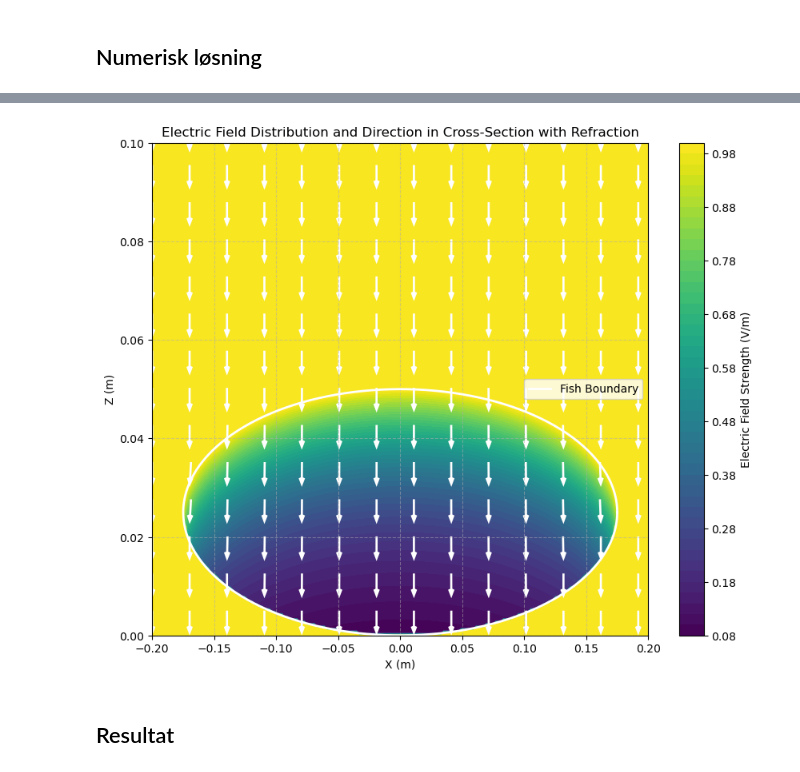
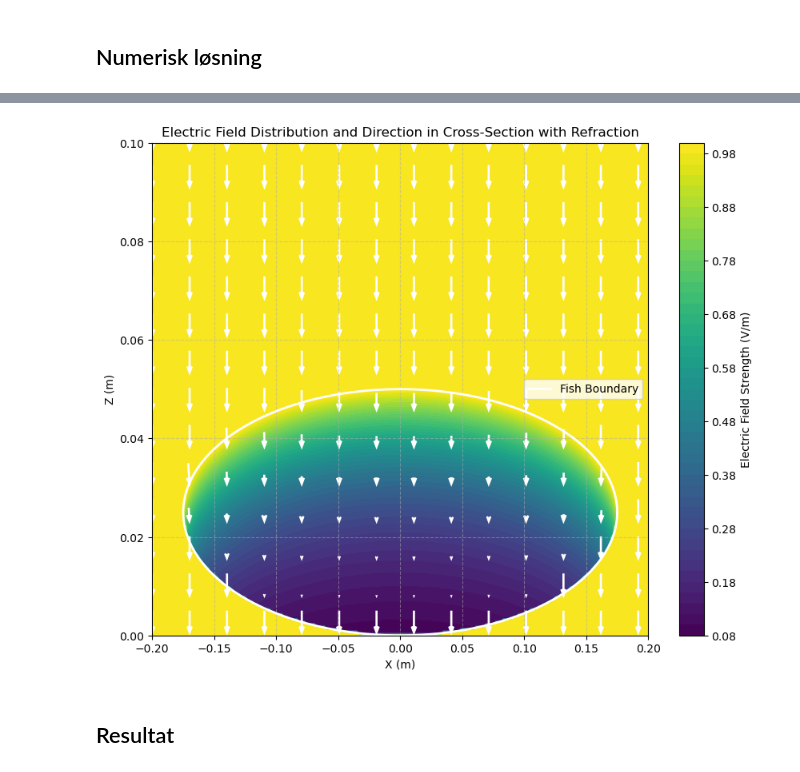
Before and after one commit to VictJoh/ElMag-Computational-Essay, a Jupyter notebook: compessay.ipynb, the cells around one changed output, grey strips where cells are left out. Saved outputs shown, nothing was run; the diff lists cells and outputs as text; code cells hidden in the pictures.

```diff
--- a/compessay.ipynb
+++ b/compessay.ipynb
@@ -148,37 +190,14 @@ plt.show()
 # %%
-import numpy as np
-from scipy import constants
-import matplotlib.pyplot as plt
+# Plot E-felt for et utsnitt ved y = 0
 
-# Constants
-E0 = 1.0       # Electric field strength at the surface (V/m)
-f = 2.45e9     # Frequency (Hz)
-epsilon_0 = constants.epsilon_0
-epsilon_r = 78 # Dielectric constant for water
-tan_delta = 0.153846 # Loss factor
-c = 3e8        # Speed of light (m/s)
-mu_r = 1.0     # Relative permeability
 
-# Refractive indices
-n_air = 1.0
-n_fish = np.sqrt(epsilon_r * mu_r)
-
-# Calculate the attenuation coefficient (alpha)
-alpha = np.sqrt(2) * np.pi * f * np.sqrt(epsilon_r) * tan_delta / c
-
-# Ellipsoid semi-axes (representing the fish dimensions in meters)
-a_ellipsoid = 0.35 / 2
-b_ellipsoid = 0.07 / 2
-c_ellipsoid = 0.05 / 2
-
-# Set up the grid
 num_points = 200
 x = np.linspace(-0.20, 0.20, num_points)
 z = np.linspace(0, 0.10, num_points)
 X, Z = np.meshgrid(x, z)
-Y = 0  # Cross-section at y = 0
+Y = 0  # utsnitt ved y = 0
 
-# Calculate the scaled radius for the ellipsoid
+# grenser for ellipsen / ellipsoiden
 R_ellipsoid = (X/a_ellipsoid)**2 + (Y/b_ellipsoid)**2 + ((Z - c_ellipsoid)/c_ellipsoid)**2
 
 # Determine if points are inside the ellipsoid
@@ -193,9 +212,6 @@ distance_inside = np.maximum(distance_inside, 0)
 # Initialize electric field components
 E_z = E0 * np.ones_like(X)       # Positive field downwards outside the fish
 E_x = np.zeros_like(X)           # Initialize horizontal component
-
-# Apply attenuation inside the fish
-E_z[inside_fish] = E0 * np.exp(-alpha * distance_inside[inside_fish])
 
 # Apply Snell's Law to find transmission angle
 # Calculate components of the normal vector
@@ -217,36 +233,38 @@ E_z[inside_fish] = E_z_inside
 E_x[inside_fish] = E_x_inside
 
 
 magnitude = np.sqrt(E_x**2 + E_z**2)
-Ex_norm = E_x / magnitude
-Ez_norm = -E_z / magnitude  # pek z-vektor nedover
+Ex_norm = -E_x
+Ez_norm = -E_z   # pek z-vektor nedover
 
 # Plotting the electric field strength
 plt.figure(figsize=(10, 8))
 contour = plt.contourf(X, Z, E_z, levels=50, cmap="viridis")
 plt.colorbar(contour, label="Electric Field Strength (V/m)")
 plt.xlabel("X (m)")
 plt.ylabel("Z (m)")
 plt.title("Electric Field Distribution and Direction in Cross-Section with Refraction")
 
 # Plot the ellipsoid boundary
 theta_boundary = np.linspace(0, 2*np.pi, 300)
 x_ellipsoid = a_ellipsoid * np.cos(theta_boundary)
 z_ellipsoid = c_ellipsoid + c_ellipsoid * np.sin(theta_boundary)
 plt.plot(x_ellipsoid, z_ellipsoid, color='white', linewidth=2, label="Fish Boundary")
 
 # Plot electric field direction using quiver
 # To reduce clutter, plot every nth point
 n_quiver = 15
 plt.quiver(X[::n_quiver, ::n_quiver], Z[::n_quiver, ::n_quiver],
            Ex_norm[::n_quiver, ::n_quiver], Ez_norm[::n_quiver, ::n_quiver],
            color='white', pivot='tip', scale=20, headwidth=3, headlength=4)
 
+
+
 plt.legend()
 plt.grid(True, linestyle='--', alpha=0.5)
 plt.show()
 # %% [output]
-[figure, old version]
+[figure, new version]
 # %% [markdown]
 ## Resultat
 # %% [markdown]
```
Also changed, not shown: parts of 7 cells of this notebook.
